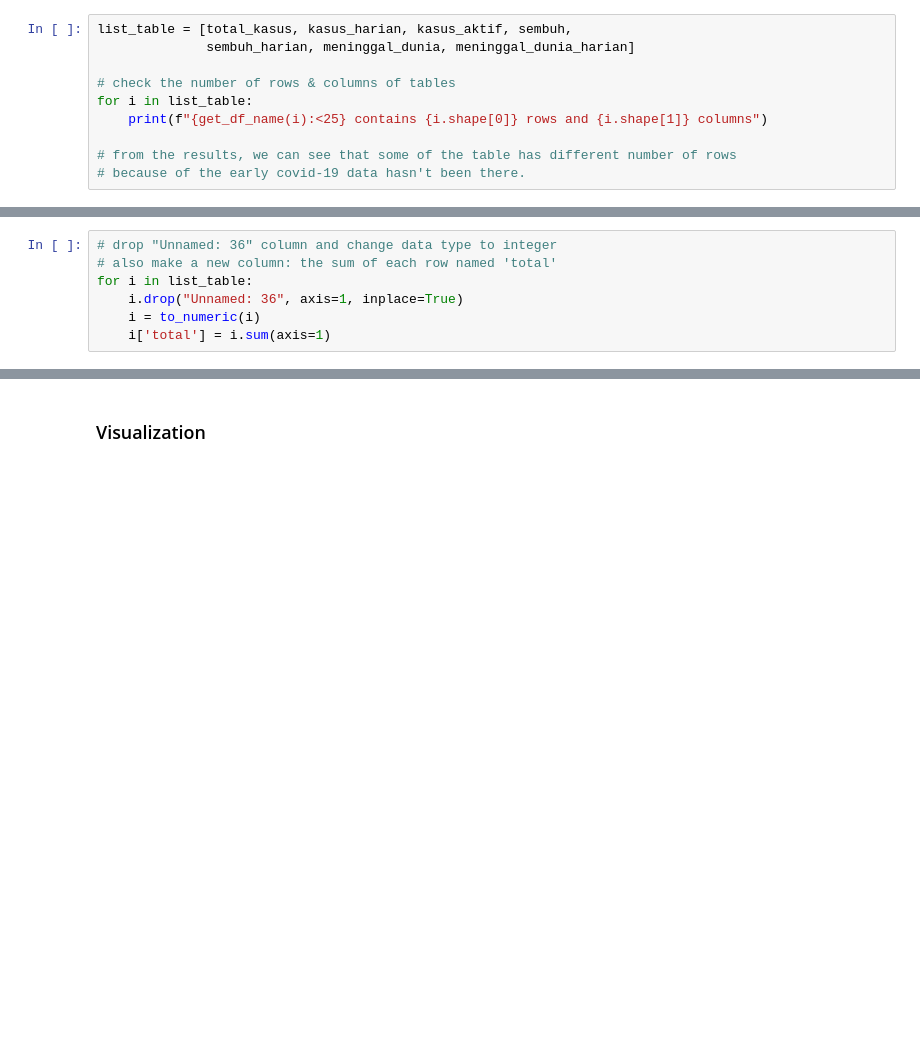
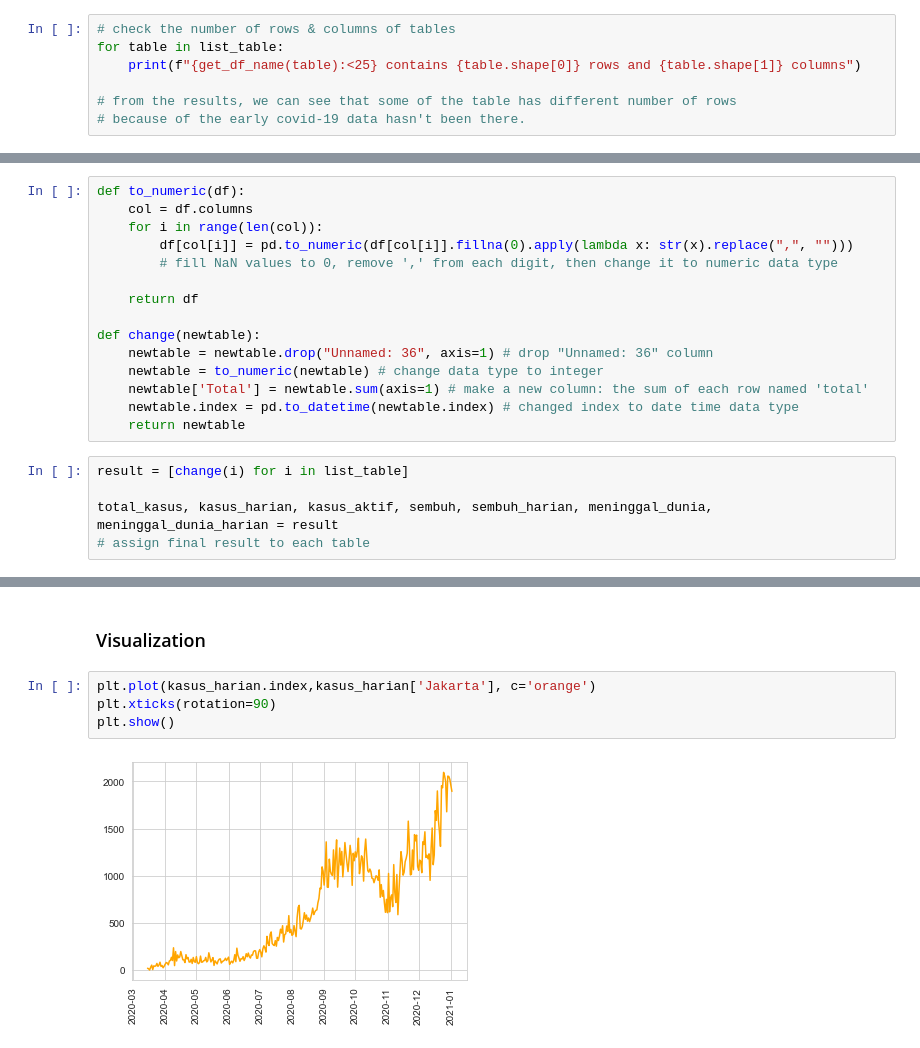
Before and after one commit to imfery/covid-19-viz, a Jupyter notebook: Covid-19 Visualization.ipynb, the cells around one changed output, grey strips where cells are left out. Cells and saved outputs as stored; diff of their text form; blank space fills up the shorter version.

```diff
--- a/Covid-19 Visualization.ipynb
+++ b/Covid-19 Visualization.ipynb
@@ -54,12 +98,9 @@ def get_df_name(df):
     name = [x for x in globals() if globals()[x] is df][0]
     return name
 # %%
-list_table = [total_kasus, kasus_harian, kasus_aktif, sembuh,
-              sembuh_harian, meninggal_dunia, meninggal_dunia_harian]
-
 # check the number of rows & columns of tables
-for i in list_table:
-    print(f"{get_df_name(i):<25} contains {i.shape[0]} rows and {i.shape[1]} columns")
+for table in list_table:
+    print(f"{get_df_name(table):<25} contains {table.shape[0]} rows and {table.shape[1]} columns")
 
 # from the results, we can see that some of the table has different number of rows
 # because of the early covid-19 data hasn't been there.
@@ -101,7 +135,20 @@ def to_numeric(df):
-# %%
-# drop "Unnamed: 36" column and change data type to integer
-# also make a new column: the sum of each row named 'total'
-for i in list_table:
-    i.drop("Unnamed: 36", axis=1, inplace=True)
-    i = to_numeric(i)
-    i['total'] = i.sum(axis=1)
+# %%
+def to_numeric(df):
+    col = df.columns
+    for i in range(len(col)):
+        df[col[i]] = pd.to_numeric(df[col[i]].fillna(0).apply(lambda x: str(x).replace(",", "")))
+        # fill NaN values to 0, remove ',' from each digit, then change it to numeric data type
+
+    return df
+
+def change(newtable):
+    newtable = newtable.drop("Unnamed: 36", axis=1) # drop "Unnamed: 36" column
+    newtable = to_numeric(newtable) # change data type to integer
+    newtable['Total'] = newtable.sum(axis=1) # make a new column: the sum of each row named 'total'
+    newtable.index = pd.to_datetime(newtable.index) # changed index to date time data type
+    return newtable
+# %%
+result = [change(i) for i in list_table]
+
+total_kasus, kasus_harian, kasus_aktif, sembuh, sembuh_harian, meninggal_dunia, meninggal_dunia_harian = result
+# assign final result to each table
@@ -108,2 +202,8 @@ for i in list_table:
 # %% [markdown]
 ### Visualization
+# %%
+plt.plot(kasus_harian.index,kasus_harian['Jakarta'], c='orange')
+plt.xticks(rotation=90)
+plt.show()
+# %% [output]
+[figure, added]
```
Also changed, not shown: parts of 19 cells of this notebook.
